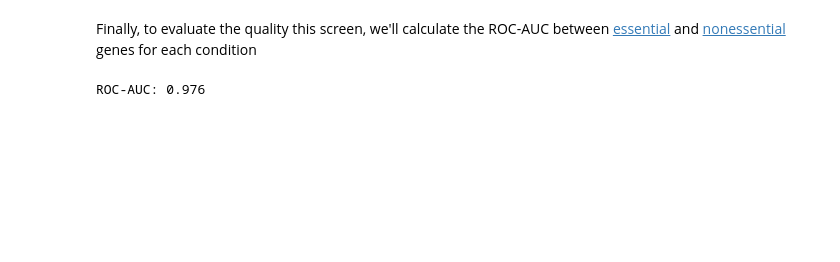
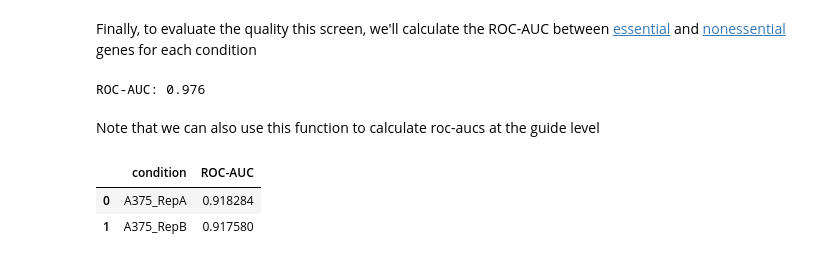
Before and after one commit to gpp-rnd/poola, a Jupyter notebook: index.ipynb, the cells around one changed output. Drawn from its saved outputs; the diff is of its cells as text; code cells hidden in the pictures; blank space fills up the shorter version.

```diff
--- a/index.ipynb
+++ b/index.ipynb
@@ -75,3 +167,14 @@ assert roc_aucs['ROC-AUC'][0] > 0.9
 print('ROC-AUC: ' + str(round(roc_aucs['ROC-AUC'].values[0], 3)))
 # %% [output]
 ROC-AUC: 0.976
+# %% [markdown]
+Note that we can also use this function to calculate roc-aucs at the guide level
+# %%
+annotated_guide_lfcs = lfc_df.merge(guide_annotations, how='inner', on='sgRNA Sequence')
+roc_aucs = pool.get_roc_aucs(lfcs=annotated_guide_lfcs, tp_genes=ess_genes.gene, fp_genes=noness_genes.gene, gene_col='Annotated Gene Symbol',
+                             conditions=['A375_RepA', 'A375_RepB'])
+roc_aucs
+# %% [output]
+|  | condition | ROC-AUC |
+| 0 | A375_RepA | 0.918284 |
+| 1 | A375_RepB | 0.917580 |
```
Also changed, not shown: parts of 17 cells of this notebook, 7 other files.
